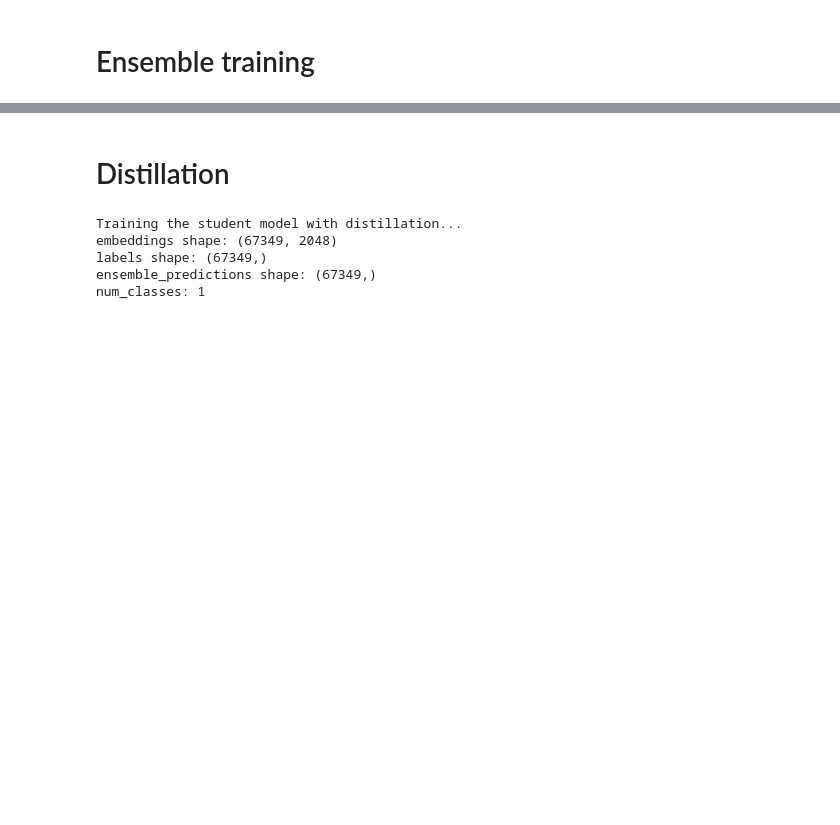
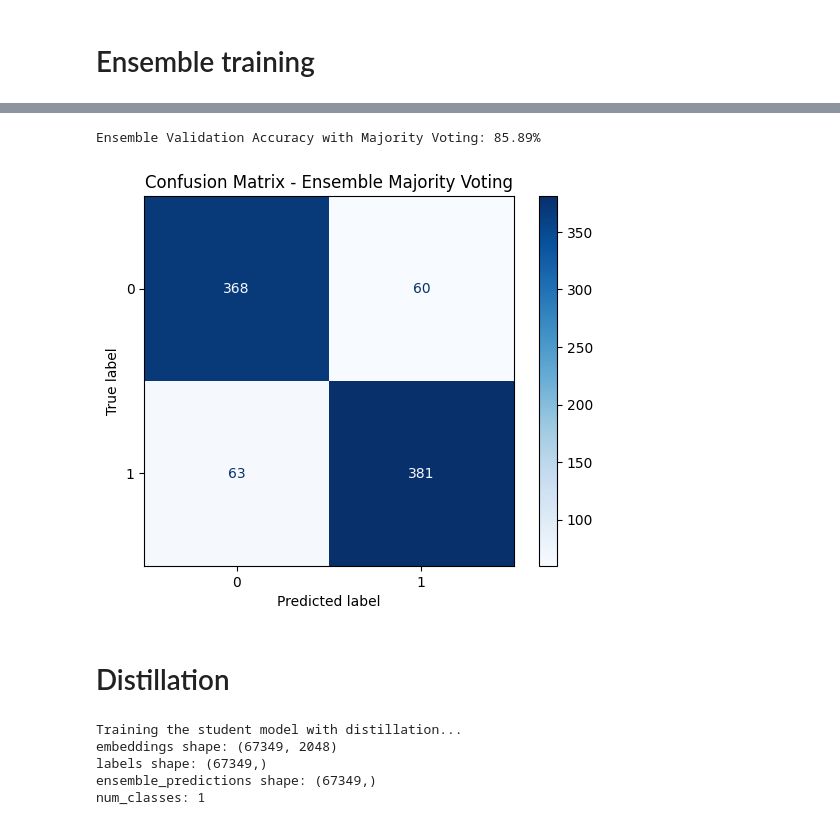
Before and after one commit to wstentzer/NLP-Project, a Jupyter notebook: main_1.3B_model.ipynb, the cells around one changed output, grey strips where cells are left out. Cells and saved outputs as stored; diff of their text form; code cells hidden in the pictures; blank space fills up the shorter version.

```diff
--- a/main_1.3B_model.ipynb
+++ b/main_1.3B_model.ipynb
@@ -246,3 +380,36 @@ Ensemble Accuracy: 99.98%
+# %%
+# Function to perform majority voting
+def majority_voting(ensemble, embeddings):
+    predictions = []
+    for model in ensemble:
+        model.eval()
+        with torch.no_grad():
+            outputs = model(embeddings)
+            _, predicted = torch.max(outputs, 1)
+            predictions.append(predicted.cpu().numpy())
+    # Stack predictions from all models
+    predictions = np.stack(predictions, axis=1)
+    # Perform majority voting
+    from scipy.stats import mode
+    majority_votes, _ = mode(predictions, axis=1)
+    return majority_votes.flatten()
+
+# Get ensemble predictions using majority voting on validation set
+validation_predictions = majority_voting(ensemble, validation_embeddings_tensor)
+accuracy = accuracy_score(validation_labels_tensor.cpu().numpy(), validation_predictions)
+print(f'Ensemble Validation Accuracy with Majority Voting: {accuracy*100:.2f}%')
+
+# Compute confusion matrix
+cm = confusion_matrix(validation_labels_tensor.cpu().numpy(), validation_predictions)
+
+# Plot confusion matrix
+disp = ConfusionMatrixDisplay(confusion_matrix=cm)
+disp.plot(cmap=plt.cm.Blues)
+plt.title('Confusion Matrix - Ensemble Majority Voting')
+plt.show()
+# %% [output]
+Ensemble Validation Accuracy with Majority Voting: 85.89%
+[figure, added]
 # %% [markdown]
 # Distillation
 # %%
```
Also changed, not shown: parts of 8 cells of this notebook, 2 other files.
